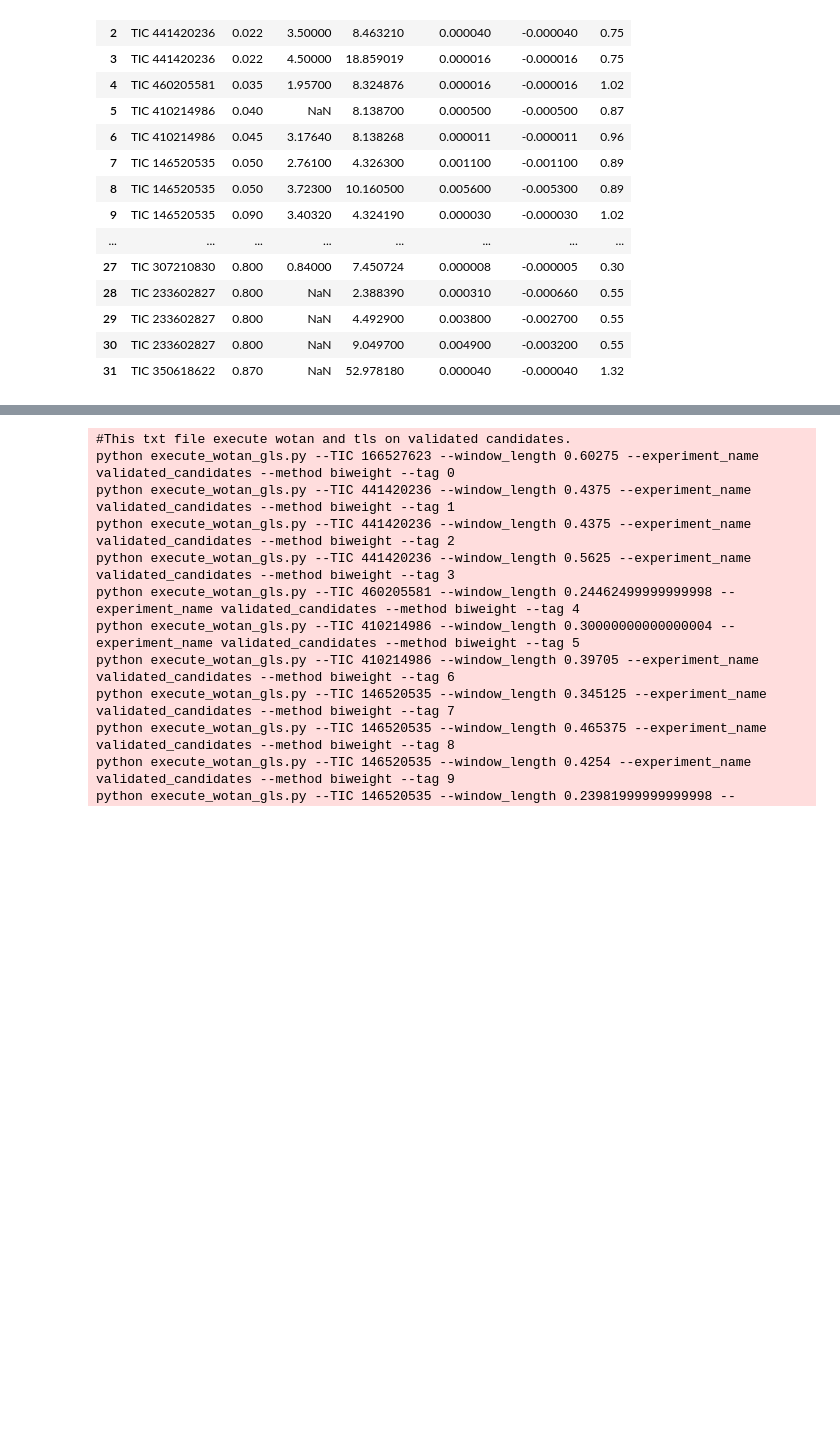
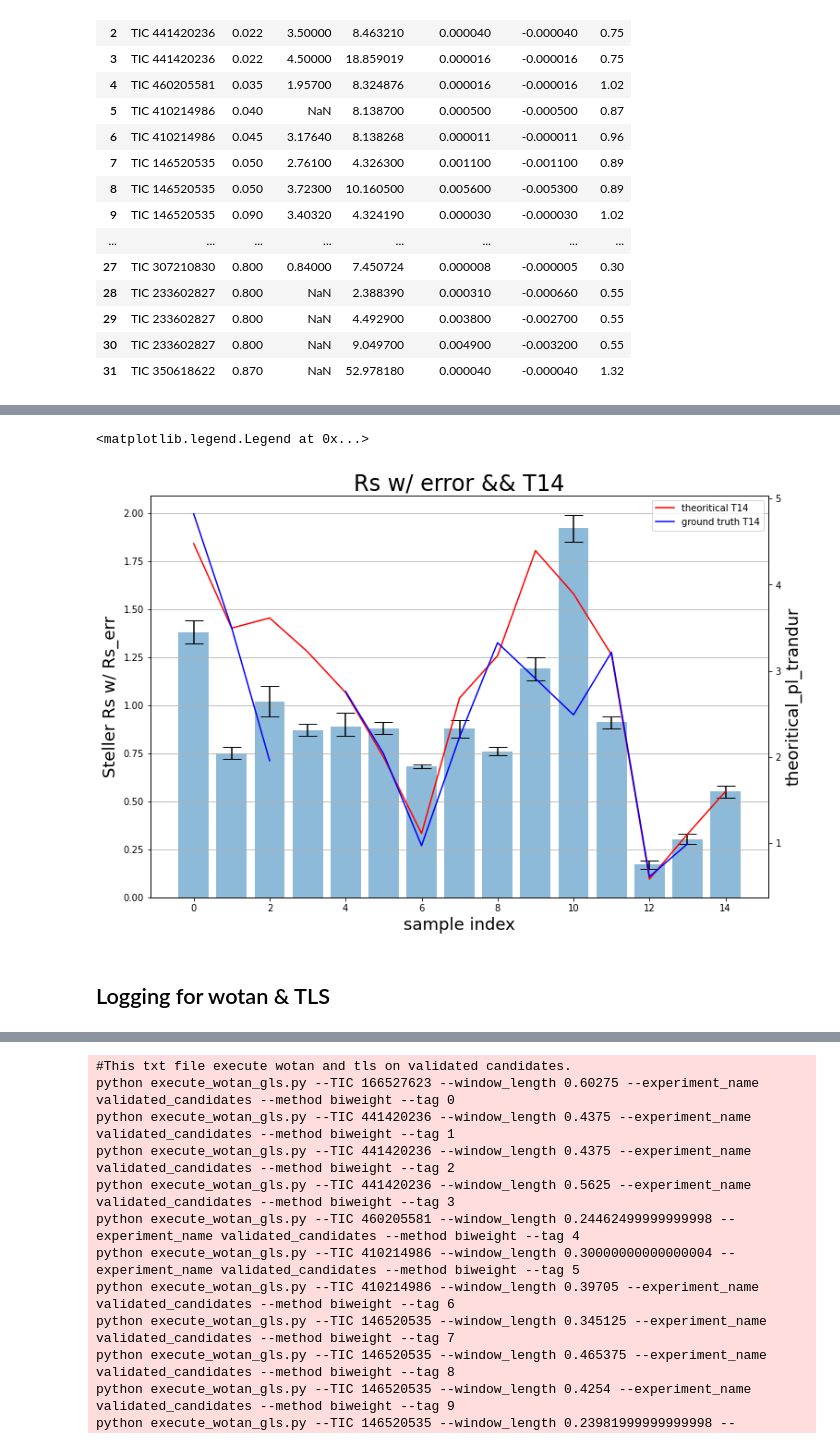
Before and after one commit to hiremasa/ytps, a Jupyter notebook: src/notebook/Extract_Nasa_exoplanet_archive.ipynb, the cells around one changed output, grey strips where cells are left out. Drawn from its saved outputs; the diff is of its cells as text; code cells hidden in the pictures; blank space fills up the shorter version.

```diff
--- a/src/notebook/Extract_Nasa_exoplanet_archive.ipynb
+++ b/src/notebook/Extract_Nasa_exoplanet_archive.ipynb
@@ -140,0 +86,18 @@ python run_1st_biweight.py --TIC 233602827 --window_length 0.30000000000000004 -
+# %%
+from sklearn.metrics import mean_absolute_error, r2_score
+from astropy import constants as const
+from astropy import units as u
+df_log_cand = df_planets[["tic_id", "st_age", "pl_trandur", "pl_orbper", "pl_orbpererr1", "pl_orbpererr2", "st_rad", "st_mass", "st_raderr1", "st_raderr2"]]
+df_log_cand = df_log_cand.dropna(subset=['pl_orbper']).drop_duplicates(subset='tic_id').reset_index()
+df_log_cand = df_log_cand[df_log_cand["pl_orbper"] <= 14]
+for idx, row in df_log_cand.iterrows():
+    Rs = row["st_rad"]
+    Ms = row["st_mass"]
+    P = row["pl_orbper"]
+    T14 = Rs * u.R_sun * pow(4 * P * u.day / (np.pi * const.G * Ms * u.M_sun), 1/3)
+    df_log_cand.loc[idx, "theoritical_pl_trandur"] = T14.to(u.hour).value
+print("RMSE: {:.3f}, R^2: {:.3f}".format(
+    np.sqrt(mean_absolute_error(df_log_cand.dropna()["pl_trandur"], df_log_cand.dropna()["theoritical_pl_trandur"])),
+    r2_score(df_log_cand.dropna()["pl_trandur"], df_log_cand.dropna()["theoritical_pl_trandur"])
+    ))
+df_log_cand
@@ -140,0 +134,21 @@ python run_1st_biweight.py --TIC 233602827 --window_length 0.30000000000000004 -
+# %%
+
+fig, ax1 = plt.subplots(figsize=(12, 8))
+
+ax1.bar(df_log_cand.index, df_log_cand["st_rad"], yerr=[-df_log_cand["st_raderr2"], df_log_cand["st_raderr1"]], align='center', alpha=0.5, ecolor='black', capsize=10)
+ax1.set_ylabel('Steller Rs w/ Rs_err', fontsize=18)
+ax1.set_xlabel("sample index", fontsize=18)
+ax1.set_title('Rs w/ error && T14', fontsize=24)
+ax1.yaxis.grid(True)
+
+ax2 = ax1.twinx()
+
+ax2.plot(df_log_cand.index, df_log_cand.theoritical_pl_trandur  ,"r-", label="theoritical T14")
+ax2.plot(df_log_cand.index, df_log_cand.pl_trandur  ,"b-", label="ground truth T14")
+ax2.set_ylabel("theoritical_pl_trandur", fontsize=18)
+ax2.legend()
+# %% [output]
+<matplotlib.legend.Legend at 0x...>
+[figure, added]
+# %% [markdown]
+## Logging for wotan & TLS
```
Also changed, not shown: parts of 11 cells of this notebook, 3 other files.
